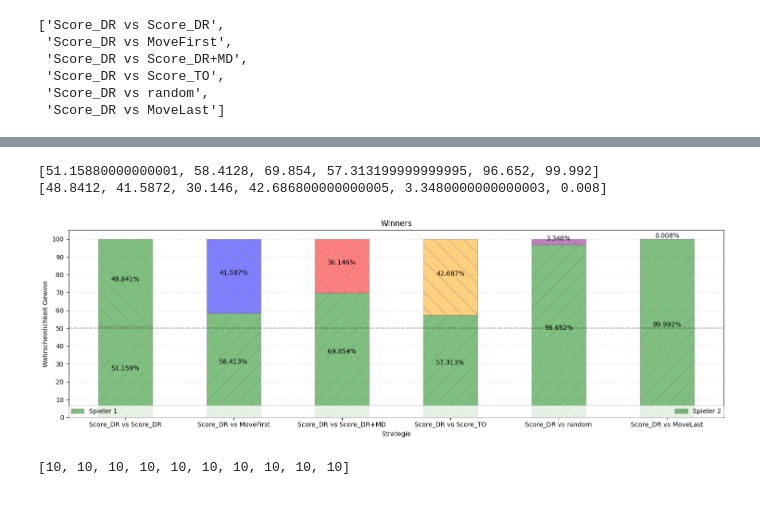
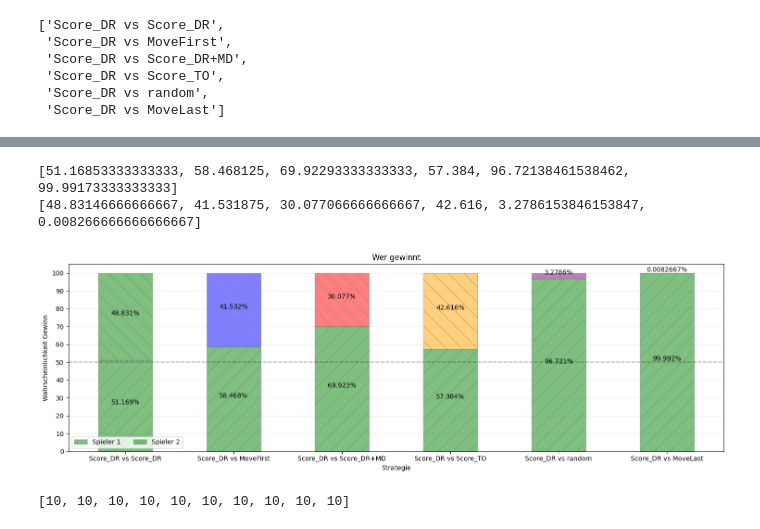
Before and after one commit to LukasWallisch/game-ur-analysis, a Jupyter notebook: src/whoWins.ipynb, the cells around one changed output, grey strips where cells are left out. Saved outputs shown, nothing was run; the diff lists cells and outputs as text; code cells hidden in the pictures.

```diff
--- a/src/whoWins.ipynb
+++ b/src/whoWins.ipynb
@@ -277,38 +282,38 @@ no_one = [s.count("[]")/len(s)*100 for s in winners]
 both = [s.count(["p0", "p1"])/len(s)*100 for s in winners]
 print(player0)
 print(player1)
 
 fig, ax = plt.subplots(figsize=[15,5], layout="constrained")
 # hat_graph(ax, xlabels, [player0, player1], ['Player 0', 'Player 1'])
 
 p0 = ax.bar(labels,player0,label="Spieler 1", alpha=.5,width=.5, color=colors[0], hatch='/',edgecolor='gray')
 p1 = ax.bar(labels,player1,label="Spieler 2", alpha=.5,width=.5,bottom=player0,color=colors, hatch='\\',edgecolor='gray')
 # ab = ax.bar(labels,no_one,label="Abbruch", alpha=.8,width=.5,bottom=[sum(x) for x in zip(player0, player1)])
 # ev = ax.bar(labels, both, label="Unentschieden", alpha=.8, width=.5,bottom=[sum(x) for x in zip(player0, player1,no_one)])
 
 ax.bar_label(p0, label_type='center',fmt="%3.5g%%", padding=5)
 ax.bar_label(p1, label_type='center',fmt="%3.5g%%", padding=5)
 # ax.bar_label(ab, label_type='center',fmt="%3.5g%%", padding=5)
 # ax.bar_label(ev, label_type='center',fmt="%3.5g%%", padding=5)
 
 
 # Add some text for labels, title and custom x-axis tick labels, etc.
 ax.set_xlabel('Strategie')
 ax.set_ylabel('Wahrscheinlichkeit Gewinn')
-ax.set_title('Winners')
+ax.set_title('Wer gewinnt')
 # ax.legend( loc='lower center', ncol=2)
 ax.legend( loc='lower left',
-                      ncol=2, mode="expand", borderaxespad=0.)
+                      ncol=2)
 ax.axhline(50, color=(0, 0, 0, 0.3),  ls='--')
 
 fig.tight_layout()
 ax.set_yticks(np.linspace(0,100,11))
 ax.grid(axis="y",color=("gray"),alpha = .2,ls="--")
 plt.show()
 # %% [output]
-[51.15880000000001, 58.4128, 69.854, 57.313199999999995, 96.652, 99.992]
-[48.8412, 41.5872, 30.146, 42.686800000000005, 3.3480000000000003, 0.008]
+[51.16853333333333, 58.468125, 69.92293333333333, 57.384, 96.72138461538462, 99.99173333333333]
+[48.83146666666667, 41.531875, 30.077066666666667, 42.616, 3.2786153846153847, 0.008266666666666667]
-[figure, old version]
+[figure, new version]
 # %%
 [*[10]*10]
 # %% [output]
```
Also changed, not shown: parts of 5 cells of this notebook, 8 other files.
